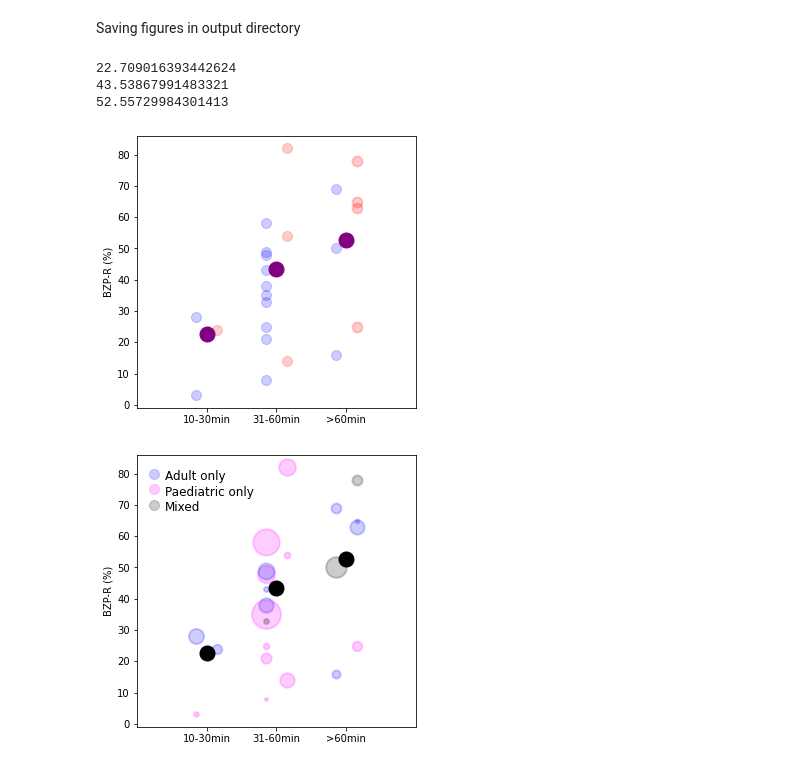
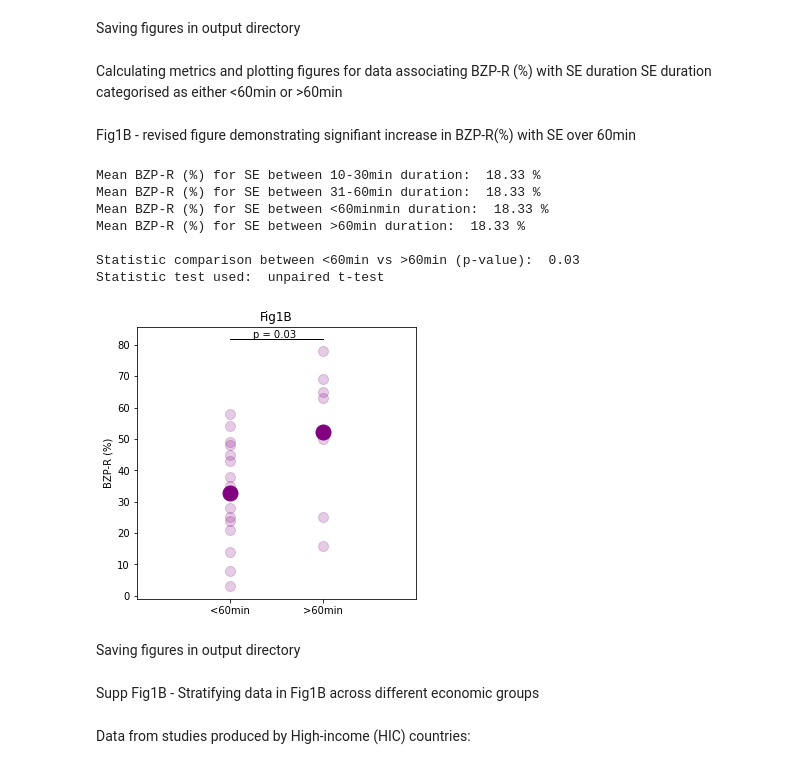
Before and after one commit to richardjburman/bzp_review, a Jupyter notebook: Fig 1/Fig1.ipynb, the cells around one changed output. Drawn from its saved outputs; the diff is of its cells as text; code cells hidden in the pictures.

```diff
--- a/Fig 1/Fig1.ipynb
+++ b/Fig 1/Fig1.ipynb
@@ -96,8 +96,33 @@ SuppFig1A.savefig('SuppFig1A' + '.svg', format='svg')
+# %% [markdown]
+Calculating metrics and plotting figures for data associating BZP-R (%) with SE duration
+SE duration categorised as either <60min or >60min
+# %% [markdown]
+Fig1B - revised figure demonstrating signifiant increase in BZP-R(%) with SE over 60min
+# %%
+mean_sub30,mean_over30sub60,mean_sub60,mean_over60,p_value,test,Fig1B = bzpR.fig1B(data)
+
+print('Mean BZP-R (%) for SE between 10-30min duration: ',np.round(mean_sub30,2),'%')
+print('Mean BZP-R (%) for SE between 31-60min duration: ',np.round(mean_sub30,2),'%')
+print('Mean BZP-R (%) for SE between <60minmin duration: ',np.round(mean_sub30,2),'%')
+print('Mean BZP-R (%) for SE between >60min duration: ',np.round(mean_sub30,2),'%')
+print()
+print('Statistic comparison between <60min vs >60min (p-value): ', np.round(p_value[1],2))
+print('Statistic test used: ', test)
+Fig1B
+# %% [output]
+Mean BZP-R (%) for SE between 10-30min duration:  18.33 %
+Mean BZP-R (%) for SE between 31-60min duration:  18.33 %
+Mean BZP-R (%) for SE between <60minmin duration:  18.33 %
+Mean BZP-R (%) for SE between >60min duration:  18.33 %
+
+Statistic comparison between <60min vs >60min (p-value):  0.03
+Statistic test used:  unpaired t-test
+[figure, added]
+# %% [markdown]
+Saving figures in output directory
 # %%
-Fig1B, SuppFig1B = bzpR.fig1B(data)
+os.chdir(r'C:\Users\rburman.MSDITUN-TMV0GCR\OneDrive - Nexus365\Code\bzp_review\Fig 1')
+Fig1B.savefig('Fig1B' + '.png', format='png')
+Fig1B.savefig('Fig1B' + '.svg', format='svg')
-# %% [output]
-22.709016393442624
-43.53867991483321
-52.55729984301413
-[figure, removed]
-[figure, removed]
+# %% [markdown]
+Supp Fig1B - Stratifying data in Fig1B across different economic groups
@@ -103,0 +131,2 @@ Fig1B, SuppFig1B = bzpR.fig1B(data)
+# %% [markdown]
+Data from studies produced by High-income (HIC) countries:
```
Also changed, not shown: parts of 20 cells of this notebook, 11 other files.
